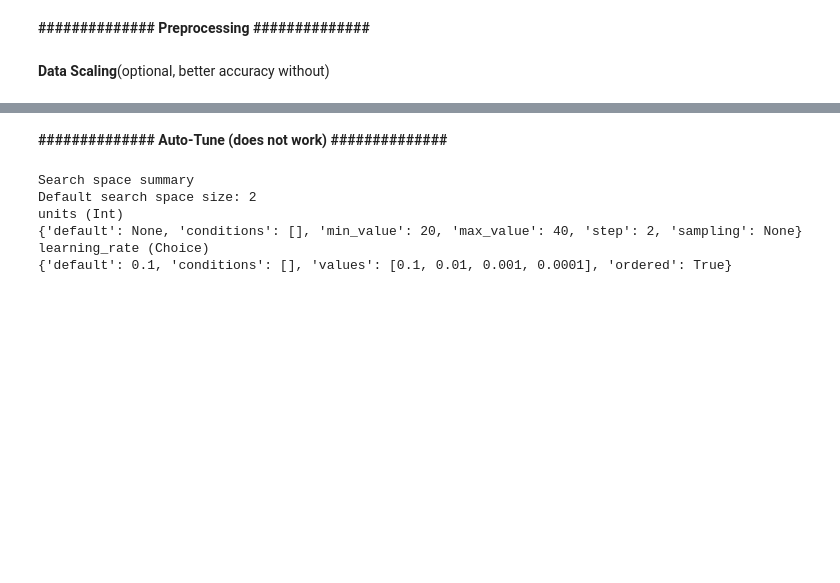
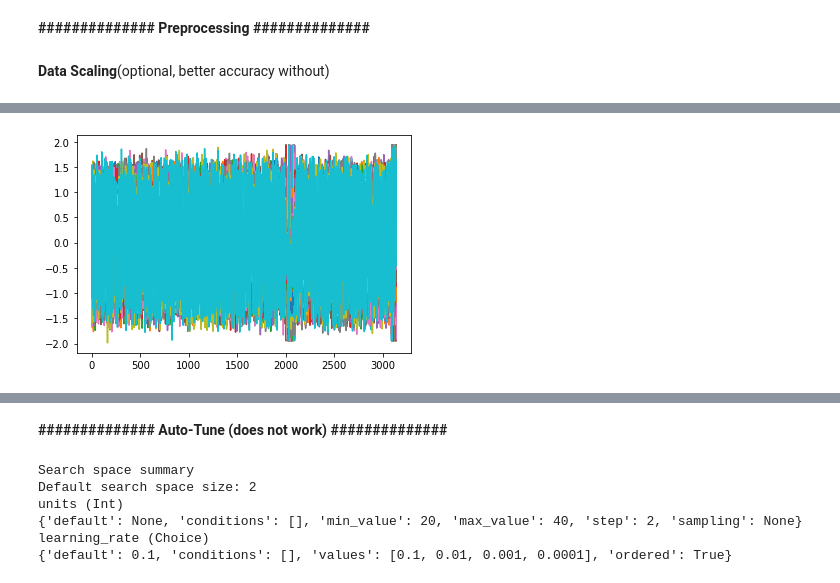
Before and after one commit to pietromarini00/Financial-Time-Series-Forecasting, a Jupyter notebook: Def1.ipynb, the cells around one changed output, grey strips where cells are left out. Cells and saved outputs as stored; diff of their text form; code cells hidden in the pictures; blank space fills up the shorter version.

```diff
--- a/Def1.ipynb
+++ b/Def1.ipynb
@@ -40,0 +78,6 @@ test[cols2] = scaler.fit_transform(test[cols2])
+# %%
+test_scaled_half = scale_selected_rows(test,2000,2091)
+test_scaled = scale_selected_rows(test_scaled_half,3093,3140)
+plt.show(plt.plot(test_scaled))
+# %% [output]
+[figure, added]
```
Also changed, not shown: parts of 17 cells of this notebook.
